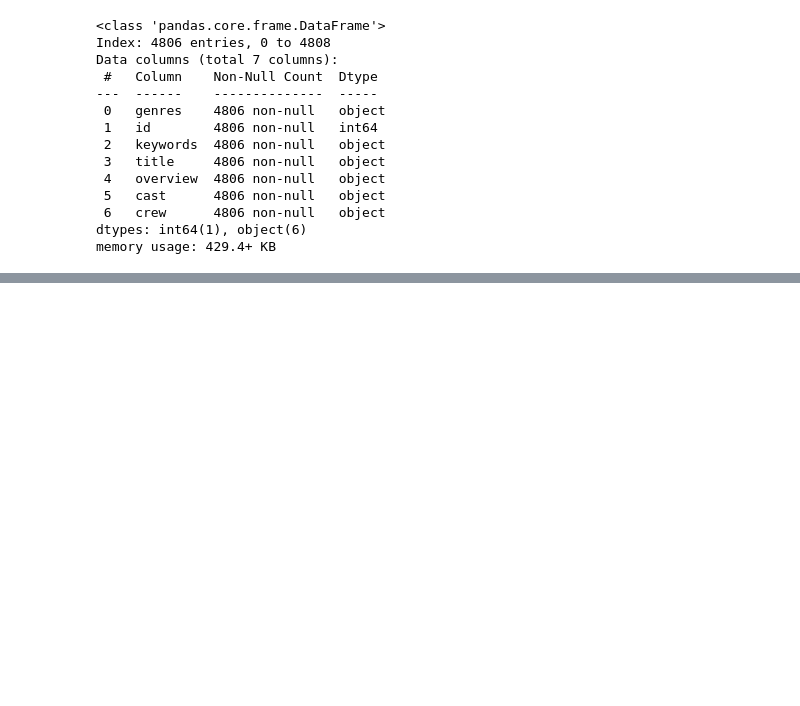
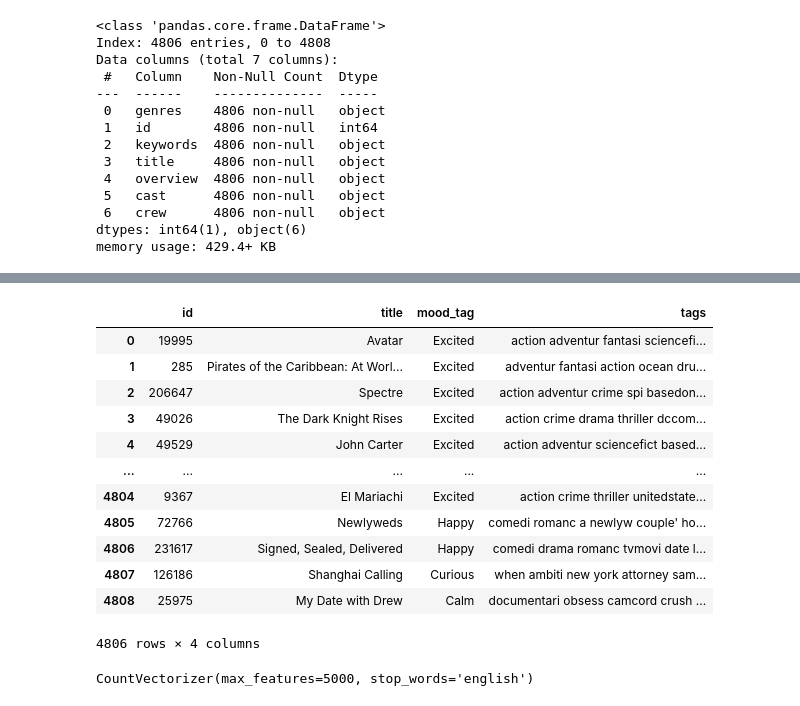
Before and after one commit to notfakeanshu/FireEngine, a Jupyter notebook: Mood Model/Mood.ipynb, the cells around one changed output, grey strips where cells are left out. Saved outputs shown, nothing was run; the diff lists cells and outputs as text; code cells hidden in the pictures; blank space fills up the shorter version.

```diff
--- a/Mood Model/Mood.ipynb
+++ b/Mood Model/Mood.ipynb
@@ -214,0 +285,31 @@ movies.sample(10)
+# %%
+def convertStem(obj):
+    lst = obj.split()
+    ans=  []
+    for i in lst:
+        ans.append(ps.stem(i))
+    return " ".join(ans)
+# %%
+df.loc[:,'tags'] = df['tags'].apply(convertStem)
+# %%
+df
+# %% [output]
+|  | id | title | mood_tag | tags |
+| 0 | 19995 | Avatar | Excited | action adventur fantasi sciencefi... |
+| 1 | 285 | Pirates of the Caribbean: At Worl... | Excited | adventur fantasi action ocean dru... |
+| 2 | 206647 | Spectre | Excited | action adventur crime spi basedon... |
+| 3 | 49026 | The Dark Knight Rises | Excited | action crime drama thriller dccom... |
+| 4 | 49529 | John Carter | Excited | action adventur sciencefict based... |
+| ... | ... | ... | ... | ... |
+| 4804 | 9367 | El Mariachi | Excited | action crime thriller unitedstate... |
+| 4805 | 72766 | Newlyweds | Happy | comedi romanc a newlyw couple' ho... |
+| 4806 | 231617 | Signed, Sealed, Delivered | Happy | comedi drama romanc tvmovi date l... |
+| 4807 | 126186 | Shanghai Calling | Curious | when ambiti new york attorney sam... |
+| 4808 | 25975 | My Date with Drew | Calm | documentari obsess camcord crush ... |
+4806 rows × 4 columns
+# %%
+from sklearn.feature_extraction.text import CountVectorizer
+cv = CountVectorizer(max_features=5000,stop_words='english')
+cv.fit(df['tags'])
+# %% [output]
+CountVectorizer(max_features=5000, stop_words='english')
```
Also changed, not shown: parts of 30 cells of this notebook.
